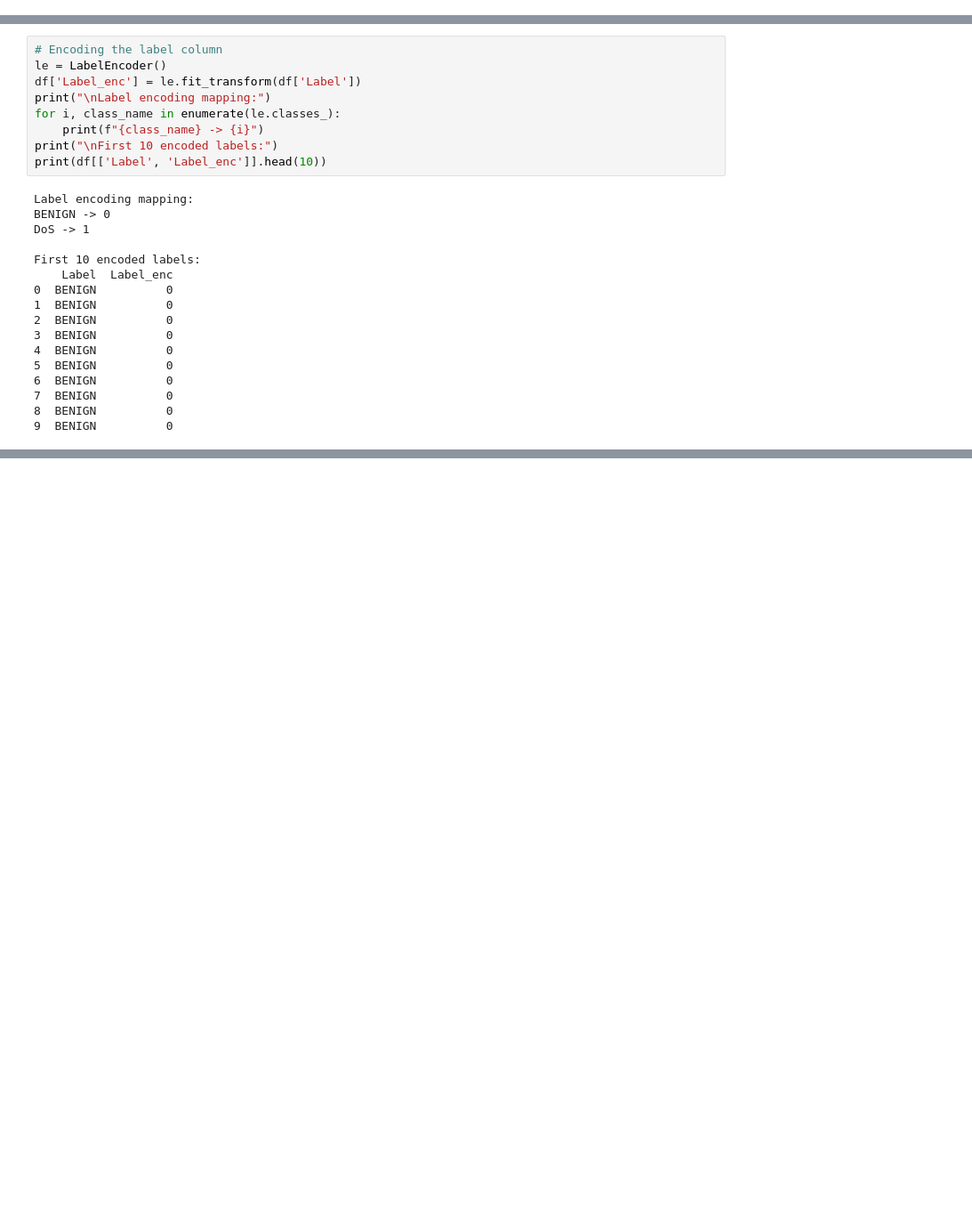
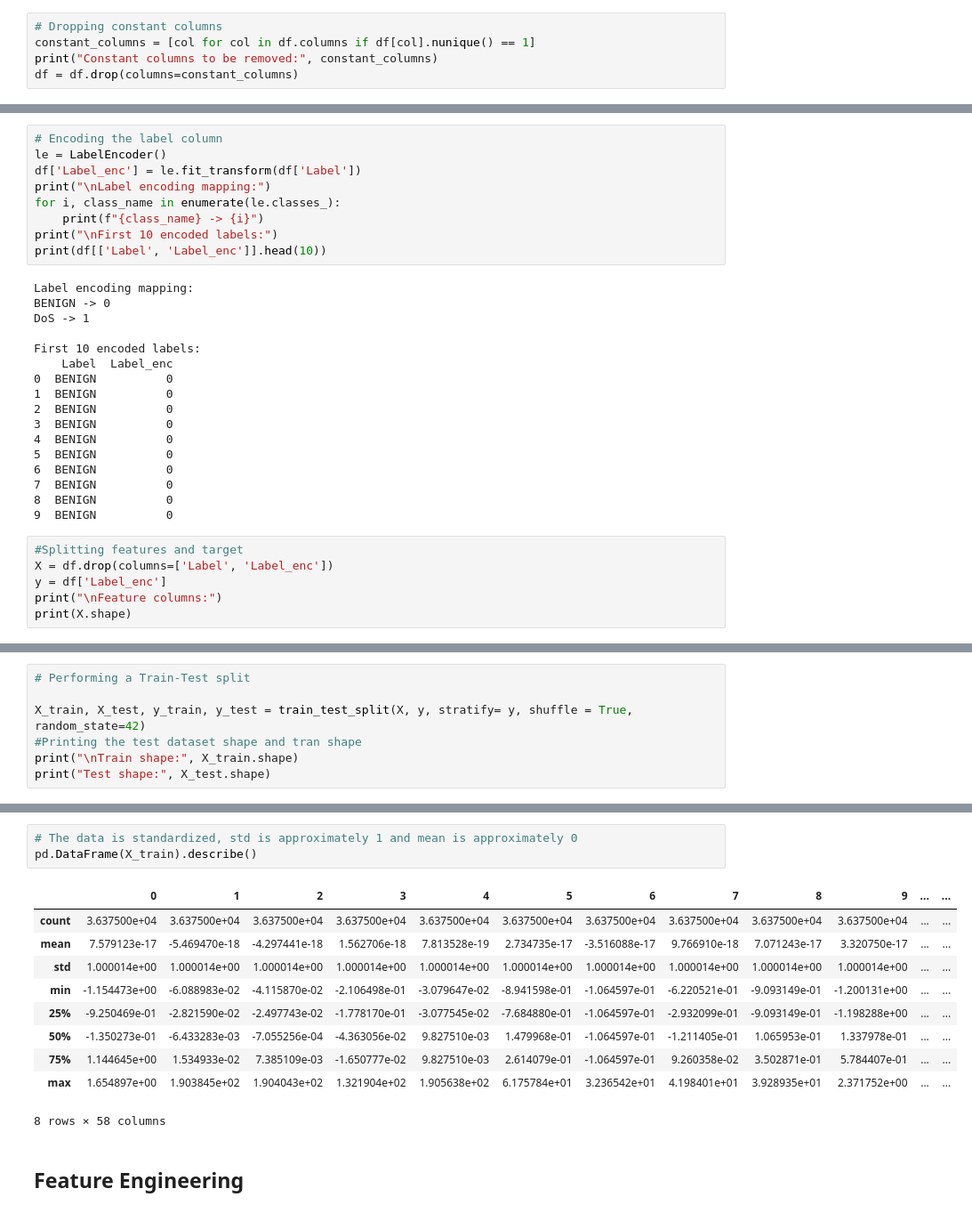
Before and after one commit to camzil/ML, a Jupyter notebook: Machine Learning Project/IDS ML Model.ipynb, the cells around one changed output, grey strips where cells are left out. Shown at 89% size. Saved outputs shown, nothing was run; the diff lists cells and outputs as text; blank space fills up the shorter version.

```diff
--- a/Machine Learning Project/IDS ML Model.ipynb
+++ b/Machine Learning Project/IDS ML Model.ipynb
@@ -421,0 +449,5 @@ df = df.drop(columns=cols_to_drop)
+# %%
+# Dropping constant columns
+constant_columns = [col for col in df.columns if df[col].nunique() == 1]
+print("Constant columns to be removed:", constant_columns)
+df = df.drop(columns=constant_columns)
@@ -445,3 +479,9 @@ First 10 encoded labels:
 7  BENIGN          0
 8  BENIGN          0
 9  BENIGN          0
+# %%
+#Splitting features and target
+X = df.drop(columns=['Label', 'Label_enc'])
+y = df['Label_enc']
+print("\nFeature columns:")
+print(X.shape)
@@ -447,0 +514,7 @@ First 10 encoded labels:
+# %%
+# Performing a Train-Test split
+
+X_train, X_test, y_train, y_test = train_test_split(X, y, stratify= y, shuffle = True, random_state=42)
+#Printing the test dataset shape and tran shape
+print("\nTrain shape:", X_train.shape)
+print("Test shape:", X_test.shape)
@@ -447,0 +531,16 @@ First 10 encoded labels:
+# %%
+# The data is standardized, std is approximately 1 and mean is approximately 0
+pd.DataFrame(X_train).describe()
+# %% [output]
+|  | 0 | 1 | 2 | 3 | 4 | 5 | 6 | 7 | 8 | 9 | ... | ... |
+| count | 3.637500e+04 | 3.637500e+04 | 3.637500e+04 | 3.637500e+04 | 3.637500e+04 | 3.637500e+04 | 3.637500e+04 | 3.637500e+04 | 3.637500e+04 | 3.637500e+04 | ... | ... |
+| mean | 7.579123e-17 | -5.469470e-18 | -4.297441e-18 | 1.562706e-18 | 7.813528e-19 | 2.734735e-17 | -3.516088e-17 | 9.766910e-18 | 7.071243e-17 | 3.320750e-17 | ... | ... |
+| std | 1.000014e+00 | 1.000014e+00 | 1.000014e+00 | 1.000014e+00 | 1.000014e+00 | 1.000014e+00 | 1.000014e+00 | 1.000014e+00 | 1.000014e+00 | 1.000014e+00 | ... | ... |
+| min | -1.154473e+00 | -6.088983e-02 | -4.115870e-02 | -2.106498e-01 | -3.079647e-02 | -8.941598e-01 | -1.064597e-01 | -6.220521e-01 | -9.093149e-01 | -1.200131e+00 | ... | ... |
+| 25% | -9.250469e-01 | -2.821590e-02 | -2.497743e-02 | -1.778170e-01 | -3.077545e-02 | -7.684880e-01 | -1.064597e-01 | -2.932099e-01 | -9.093149e-01 | -1.198288e+00 | ... | ... |
+| 50% | -1.350273e-01 | -6.433283e-03 | -7.055256e-04 | -4.363056e-02 | 9.827510e-03 | 1.479968e-01 | -1.064597e-01 | -1.211405e-01 | 1.065953e-01 | 1.337978e-01 | ... | ... |
+| 75% | 1.144645e+00 | 1.534933e-02 | 7.385109e-03 | -1.650777e-02 | 9.827510e-03 | 2.614079e-01 | -1.064597e-01 | 9.260358e-02 | 3.502871e-01 | 5.784407e-01 | ... | ... |
+| max | 1.654897e+00 | 1.903845e+02 | 1.904043e+02 | 1.321904e+02 | 1.905638e+02 | 6.175784e+01 | 3.236542e+01 | 4.198401e+01 | 3.928935e+01 | 2.371752e+00 | ... | ... |
+8 rows × 58 columns
+# %% [markdown]
+## Feature Engineering
```
Also changed, not shown: parts of 29 cells of this notebook, 3 other files.
